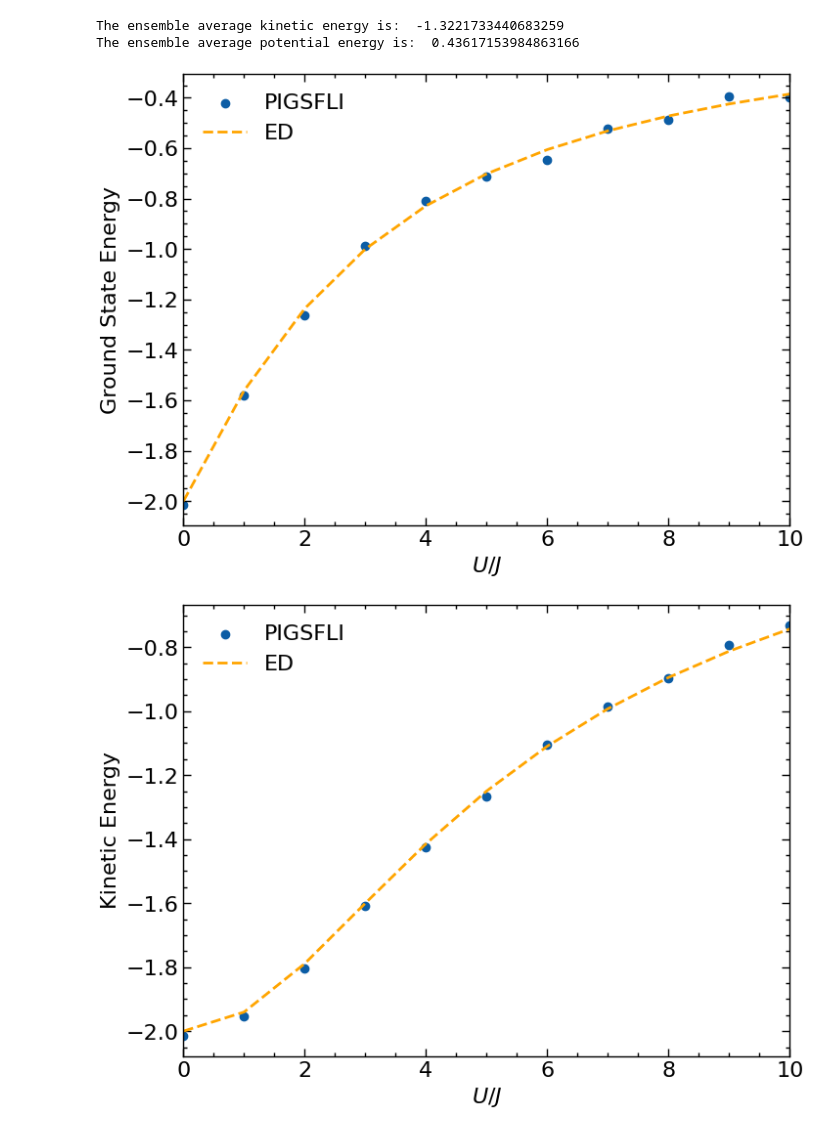
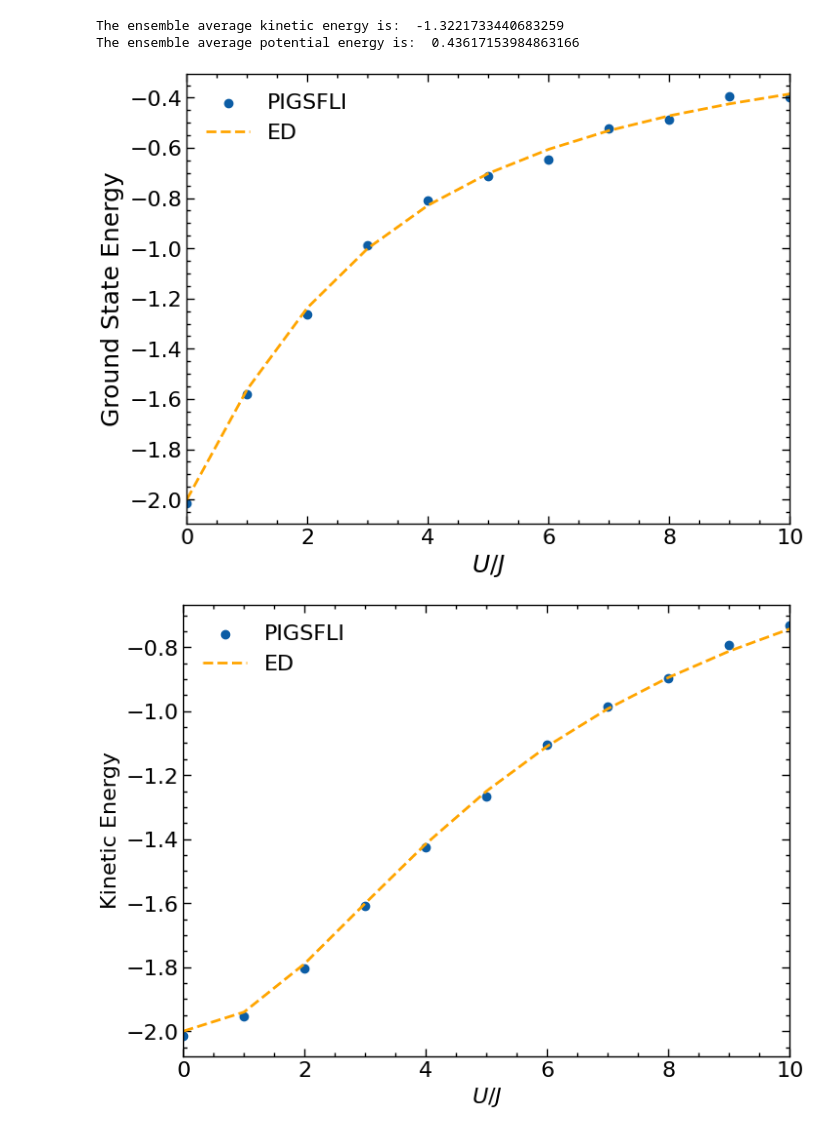
Before and after one commit to wmallah/pigsfli_benchmark, a Jupyter notebook: code/QMC_data_processing.ipynb, the cells around one changed output. Cells and saved outputs as stored; diff of their text form; code cells hidden in the pictures.

```diff
--- a/code/QMC_data_processing.ipynb
+++ b/code/QMC_data_processing.ipynb
@@ -279,15 +279,15 @@ The ensemble average potential energy is:  0.43617153984863166
 # %%
 # Total ground state energy
 plt.scatter(U_value, U_split_avg + K_split_avg, label='PIGSFLI')
 plt.plot(U_value, U + K, label='ED', c='orange', ls='--')
-plt.xlabel('$U/J$')
-plt.ylabel('Ground State Energy')
+plt.xlabel('$U/J$', fontsize=18)
+plt.ylabel('Ground State Energy', fontsize=18)
 plt.xlim(0, 10)
 plt.legend(loc='best')
 plt.savefig('../figures/total_energy.pdf')
 plt.show()
 # %% [output]
-[figure, old version]
+[figure, new version]
 # %%
 plt.scatter(U_value, K_split_avg, label='PIGSFLI')
 plt.plot(x, K, label='ED', ls='--', c='orange')
```
Also changed, not shown: parts of 7 cells of this notebook, 25 other files.
